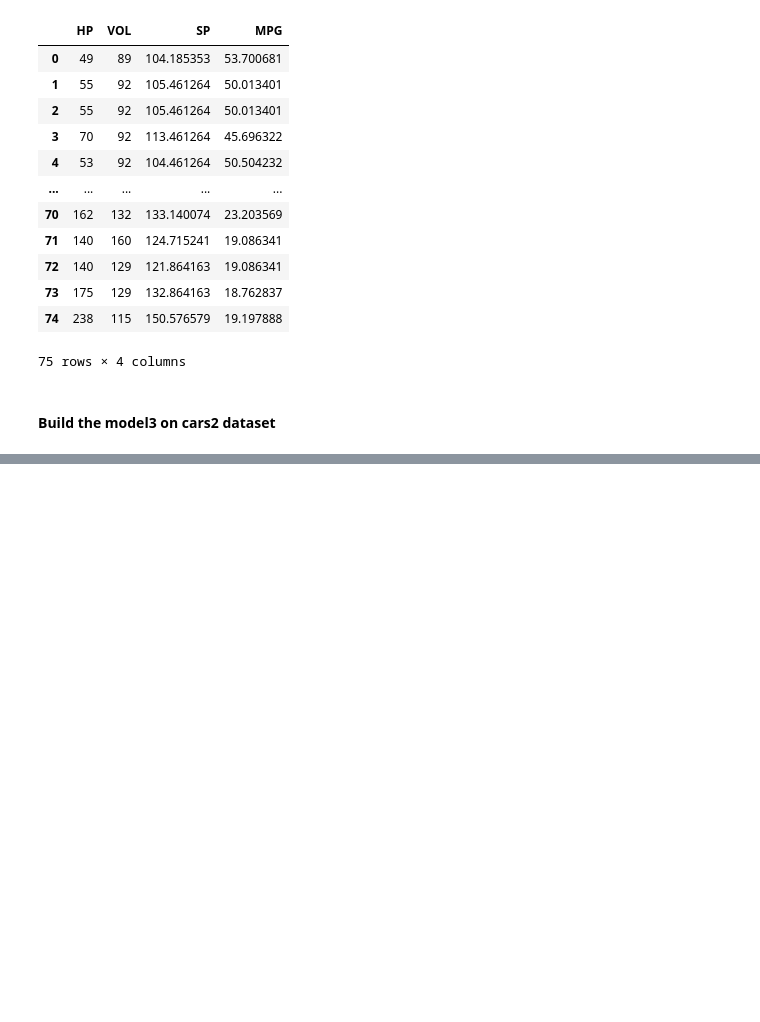
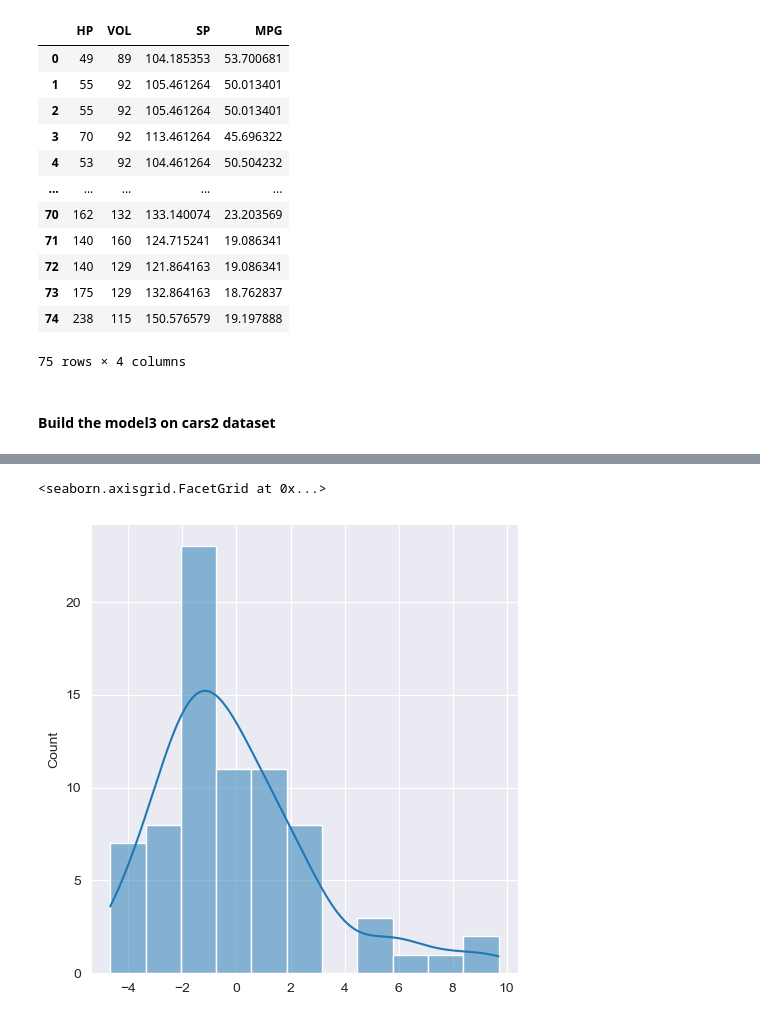
Before and after one commit to praveenreddy1833/AIML_Assignment_033, a Jupyter notebook: multi_linear_1.ipynb, the cells around one changed output, grey strips where cells are left out. Cells and saved outputs as stored; diff of their text form; code cells hidden in the pictures; blank space fills up the shorter version.

```diff
--- a/multi_linear_1.ipynb
+++ b/multi_linear_1.ipynb
@@ -393,0 +472,5 @@ strong multicollinearity or other numerical problems.
+# %%
+sns.displot(model3.resid, kde = True)
+# %% [output]
+<seaborn.axisgrid.FacetGrid at 0x...>
+[figure, added]
```
Also changed, not shown: parts of 10 cells of this notebook.
